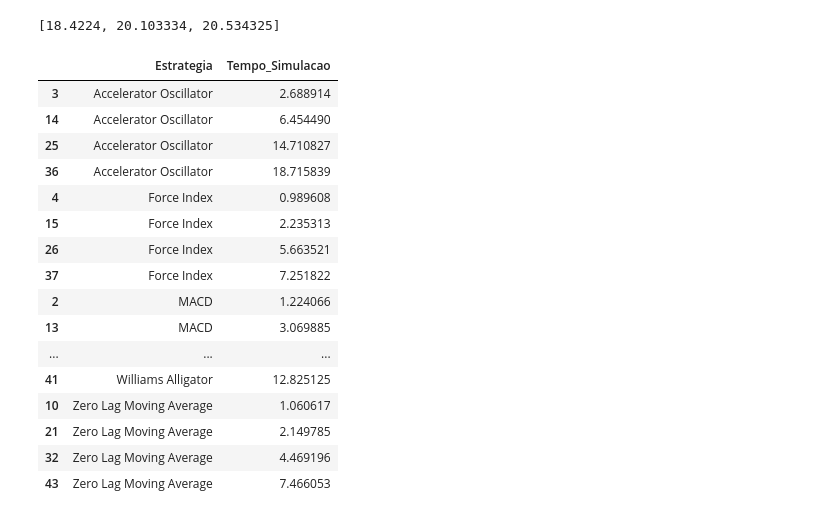
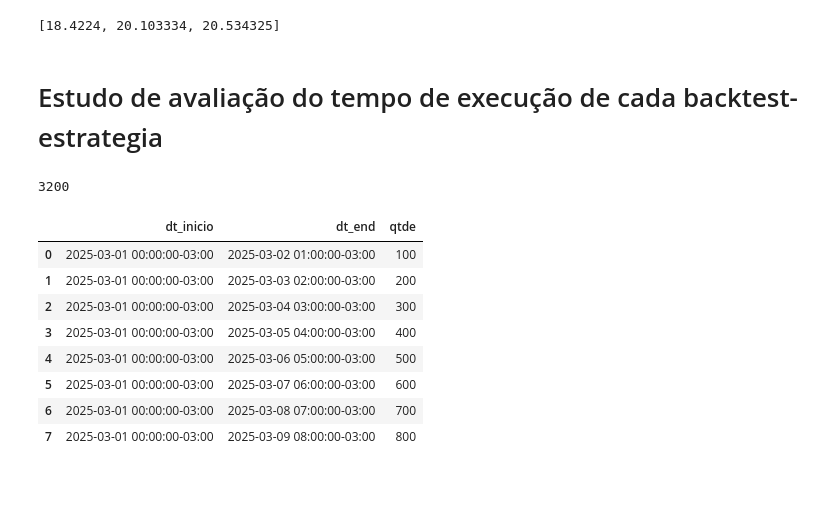
Before and after one commit to GabrielGabes/Projeto-Cripto, a Jupyter notebook: RoboTraderBinance_1_4b/src/teste.ipynb, the cells around one changed output. Drawn from its saved outputs; the diff is of its cells as text; code cells hidden in the pictures; blank space fills up the shorter version.

```diff
--- a/RoboTraderBinance_1_4b/src/teste.ipynb
+++ b/RoboTraderBinance_1_4b/src/teste.ipynb
@@ -80,26 +80,5 @@ print(predictions)
 |  | X1 | Y_lag1 | Y_lag2 |
 | 0 | 19.543022 | 20.103334 | 18.4224 |
 [18.4224, 20.103334, 20.534325]
-# %%
-import pandas as pd
-
-df = pd.read_parquet(r"C:\Users\gabri\OneDrive\Documentos\Criptos\Analises\202507\dados_prices_metrics\DADOS_SIMULADOS_20241222a20250723_15m.parquet")
-df[['Estrategia','Tempo_Simulacao']].sort_values(by=['Estrategia','Tempo_Simulacao'], ascending=True)
-# %% [output]
-|  | Estrategia | Tempo_Simulacao |
-| 3 | Accelerator Oscillator | 2.688914 |
-| 14 | Accelerator Oscillator | 6.454490 |
-| 25 | Accelerator Oscillator | 14.710827 |
-| 36 | Accelerator Oscillator | 18.715839 |
-| 4 | Force Index | 0.989608 |
-| 15 | Force Index | 2.235313 |
-| 26 | Force Index | 5.663521 |
-| 37 | Force Index | 7.251822 |
-| 2 | MACD | 1.224066 |
-| 13 | MACD | 3.069885 |
-| ... | ... | ... |
-| 41 | Williams Alligator | 12.825125 |
-| 10 | Zero Lag Moving Average | 1.060617 |
-| 21 | Zero Lag Moving Average | 2.149785 |
-| 32 | Zero Lag Moving Average | 4.469196 |
-| 43 | Zero Lag Moving Average | 7.466053 |
+# %% [markdown]
+# Estudo de avaliação do tempo de execução de cada backtest-estrategia
@@ -105,0 +87,52 @@ df[['Estrategia','Tempo_Simulacao']].sort_values(by=['Estrategia','Tempo_Simulac
+# %%
+NOME_MOEDA = 'BTC'
+CANDLE_PERIOD = '15m'
+DEFAULT_START_DATE='01/03/2025 00:00'
+DEFAULT_END_DATE='03/04/2025 07:45'
+STOCK_CODE = NOME_MOEDA  # Código da Criptomoeda
+OPERATION_CODE = NOME_MOEDA + "USDT"  # Código da operação (cripto + moeda)
+INITIAL_BALANCE = 1000  # Valor de investimento inicial em USDT ou BRL
+
+from tests.baixar_candles import baixar_candles
+dados_candles = baixar_candles(OPERATION_CODE, DEFAULT_START_DATE, DEFAULT_END_DATE, CANDLE_PERIOD, ajuste=True)
+dados_candles.shape[0] - 120
+# %% [output]
+3200
+# %%
+fd = pd.DataFrame(columns=['dt_inicio', 'dt_end', 'qtde'])
+
+for i in range(1, 9):
+    # i = 1
+    from datetime import datetime, timedelta
+    import pytz
+
+    def str_para_datetime(data_str):
+        dt = datetime.strptime(data_str, "%d/%m/%Y %H:%M")
+        return pytz.timezone("America/Sao_Paulo").localize(dt)
+
+    dt_inicio = str_para_datetime(DEFAULT_START_DATE)
+    # print(dt_inicio)
+
+    dt_end = str_para_datetime(DEFAULT_START_DATE) + (timedelta(minutes=15) * 100 * i)
+    # print(dt_end)
+
+    df_filter = dados_candles[(dados_candles['open_time'] >= dt_inicio) & (dados_candles['open_time'] < dt_end)]
+    # print(len(df_filter))
+
+    # display(pd.concat([df_filter.head(), df_filter.tail()], axis=0))
+
+    # print(df_filter['open_time'][df_filter.index[0]])
+    # print(df_filter['open_time'][df_filter.index[-1]])
+
+    fd.loc[i-1] = [dt_inicio, dt_end, len(df_filter)]
+fd
+# %% [output]
+|  | dt_inicio | dt_end | qtde |
+| 0 | 2025-03-01 00:00:00-03:00 | 2025-03-02 01:00:00-03:00 | 100 |
+| 1 | 2025-03-01 00:00:00-03:00 | 2025-03-03 02:00:00-03:00 | 200 |
+| 2 | 2025-03-01 00:00:00-03:00 | 2025-03-04 03:00:00-03:00 | 300 |
+| 3 | 2025-03-01 00:00:00-03:00 | 2025-03-05 04:00:00-03:00 | 400 |
+| 4 | 2025-03-01 00:00:00-03:00 | 2025-03-06 05:00:00-03:00 | 500 |
+| 5 | 2025-03-01 00:00:00-03:00 | 2025-03-07 06:00:00-03:00 | 600 |
+| 6 | 2025-03-01 00:00:00-03:00 | 2025-03-08 07:00:00-03:00 | 700 |
+| 7 | 2025-03-01 00:00:00-03:00 | 2025-03-09 08:00:00-03:00 | 800 |
```
Also changed, not shown: parts of 8 cells of this notebook, 38 other files.
